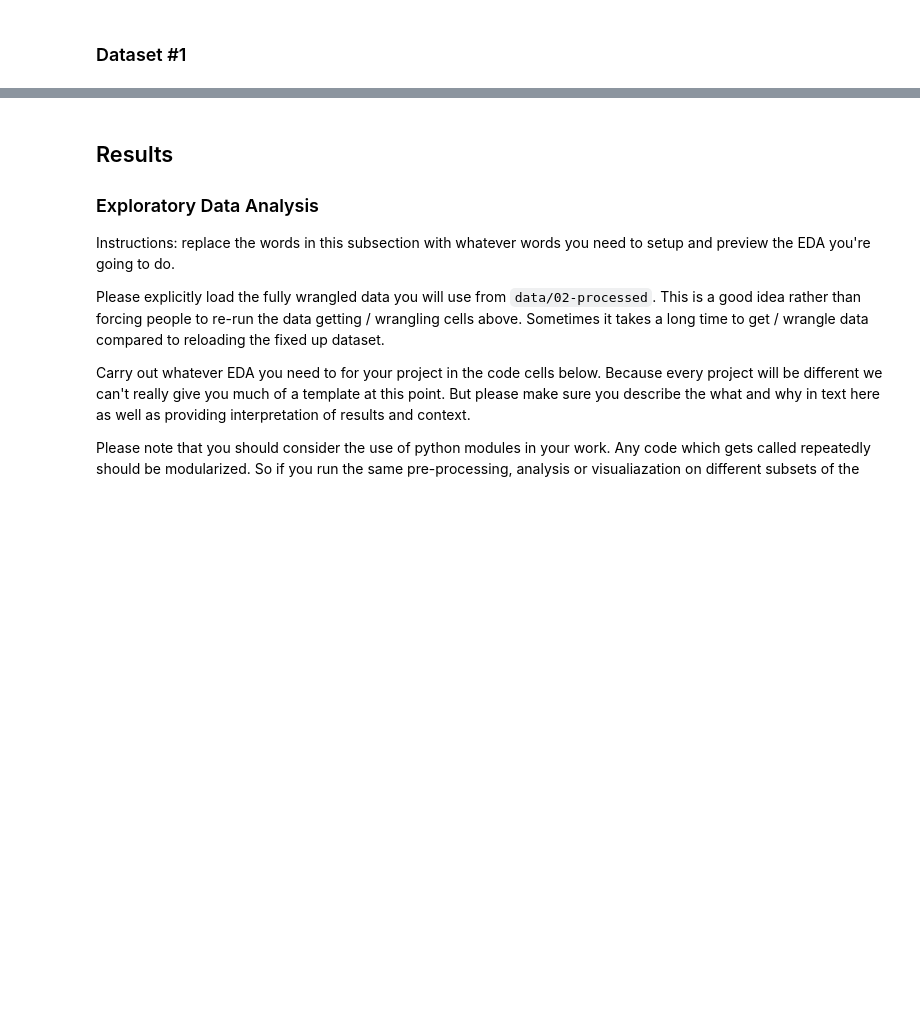
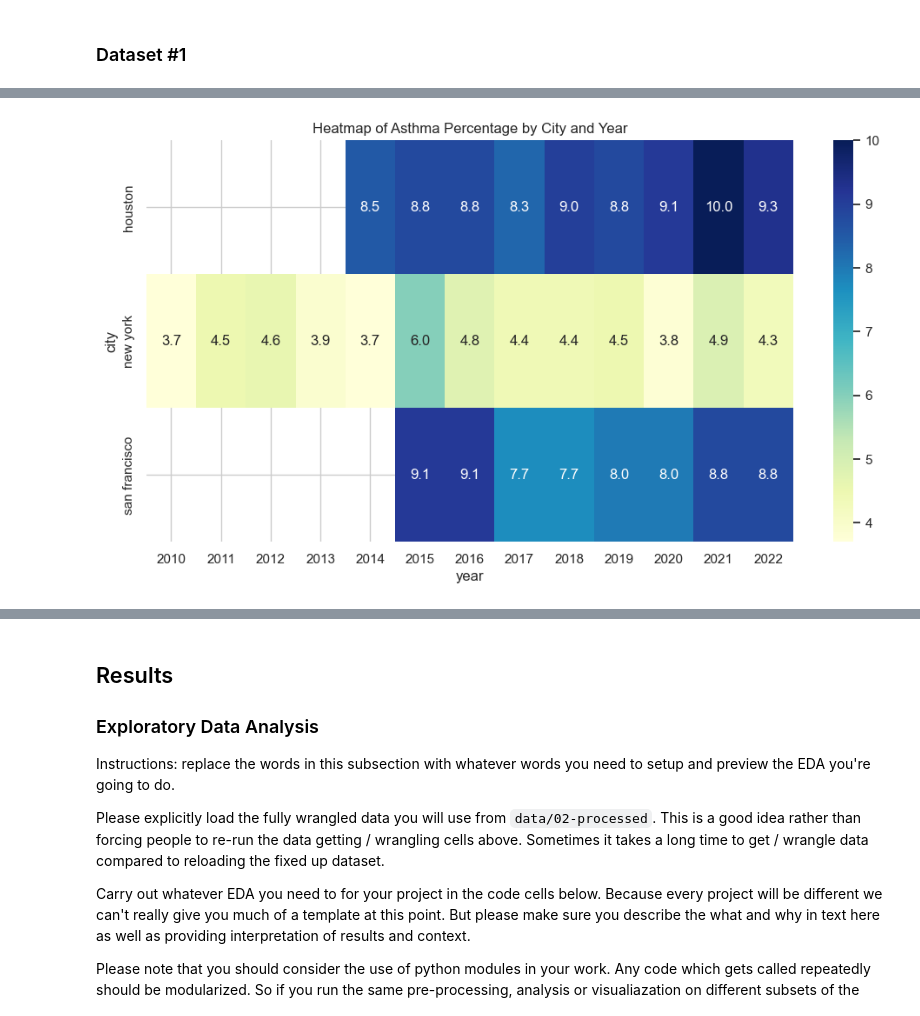
Before and after one commit to COGS108/Group026_WI26, a Jupyter notebook: 02-EDACheckpoint.ipynb, the cells around one changed output, grey strips where cells are left out. Cells and saved outputs as stored; diff of their text form; code cells hidden in the pictures; blank space fills up the shorter version.

```diff
--- a/02-EDACheckpoint.ipynb
+++ b/02-EDACheckpoint.ipynb
@@ -105,0 +276,10 @@ import matplotlib.pyplot as plt
+# %%
+heatmap_data = asthma_df.pivot(index='city', columns='year', values='percentage')
+
+plt.figure(figsize=(12, 6))
+# Using annot=True to show the actual values in the squares
+sns.heatmap(heatmap_data, annot=True, cmap='YlGnBu', fmt=".1f")
+plt.title('Heatmap of Asthma Percentage by City and Year')
+plt.show()
+# %% [output]
+[figure, added]
```
Also changed, not shown: parts of 14 cells of this notebook.
